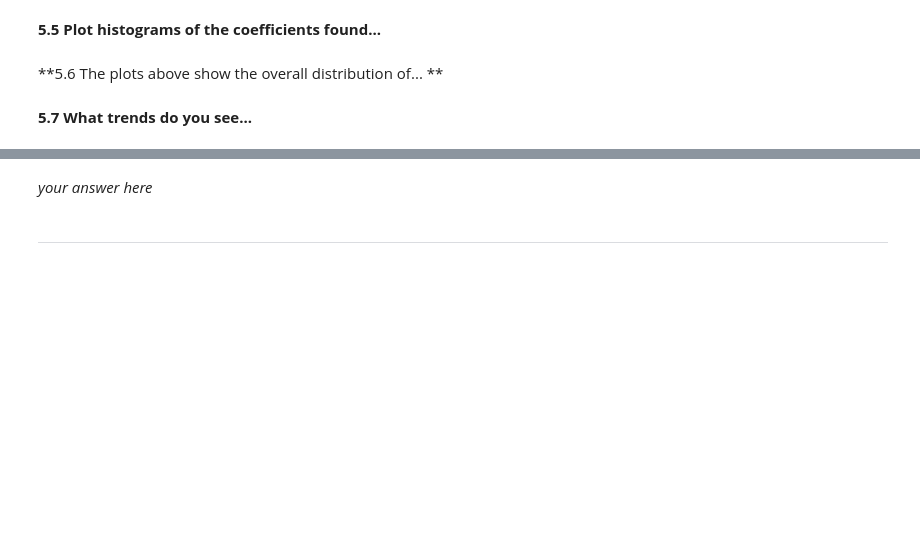
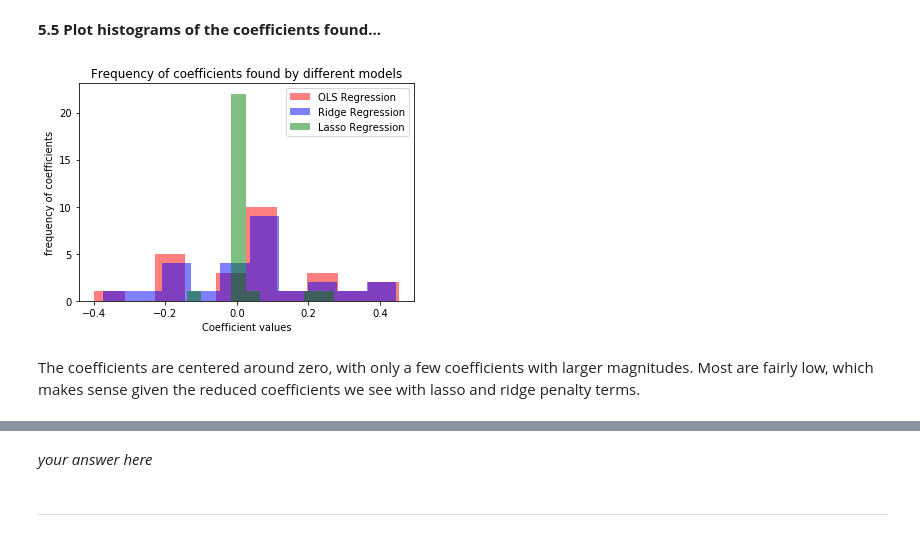
Before and after one commit to katiegrosch/2019-CS109A, a Jupyter notebook: content/homeworks/cs109a_hw3_209/cs109a_hw3.ipynb, the cells around one changed output, grey strips where cells are left out. Cells and saved outputs as stored; diff of their text form; code cells hidden in the pictures; blank space fills up the shorter version.

```diff
--- a/content/homeworks/cs109a_hw3_209/cs109a_hw3.ipynb
+++ b/content/homeworks/cs109a_hw3_209/cs109a_hw3.ipynb
@@ -547,6 +547,7 @@ Encapsulate this process as a function with appropriate inputs and outputs, and
 **4.1 Drop...**
 # %%
 BSS_train = BSS_train.drop(['workingday','atemp','spring','summer','fall'],axis=1)
+BSS_test = BSS_test.drop(['workingday','atemp','spring','summer','fall'],axis=1)
 # %% [markdown]
 **4.2 Write a function to standardize...**
 # %%
@@ -603,0 +615,16 @@ Int64Index([0, 1, 2, 3, 4, 5, 6, 7, 8, 9, 10, 11, 12, 13, 14], dtype='int64')
+# %%
+def add_interaction_terms(data, poly_cols, month_days):
+    data = data.copy()
+    poly_cols = poly_cols.copy()
+
+    for col in month_days:
+        for poly_col in poly_cols:
+            data['{}*{}'.format(col, poly_col)] = data[poly_col]*data[col]
+    return data
+
+poly_cols = practice_X_train_scaled[['temp', 'hum', 'windspeed']]
+month_days = ['Feb', 'Mar', 'Apr', 'May', 'Jun', 'Jul', 'Aug',
+             'Sept', 'Oct', 'Nov', 'Dec', 'Mon', 'Tue', 'Wed', 'Thu', 'Fri', 'Sat']
+
+practice_X_train_poly = add_interaction_terms(practice_X_train_poly, poly_cols.columns, month_days).head()
+practice_X_train_poly.head()
@@ -671,0 +766,17 @@ Note: On the lasso model, you may need to increase `max_iter` (start with 100,00
+# %%
+alphas = [.1,.5,1,5,10,50,100]
+X_train, y_train, X_test, y_test = get_design_mats(BSS_train, BSS_test, 1)
+
+ols_model = LinearRegression().fit(X_train, y_train)
+fitted_ridge = RidgeCV(alphas=alphas).fit(X_train, y_train)
+fitted_lasso = LassoCV(alphas=alphas, max_iter=1e6).fit(X_train, y_train)
+
+print('R^2 score for OLS model: ', ols_model.score(X_test, y_test))
+
+ridge_a = fitted_ridge.alpha_
+print('\nBest alpha for ridge: {}'.format(ridge_a))
+print('R^2 score for Ridge with alpha={}: {}\n'.format(ridge_a, fitted_ridge.score(X_test,y_test)))
+
+lasso_a = fitted_lasso.alpha_
+print('Best alpha for lasso: {}'.format(lasso_a))
+print('R squared score for Lasso with alpha={}: {}'.format(lasso_a, fitted_lasso.score(X_test,y_test)))
@@ -676,2 +792,0 @@ Note: On the lasso model, you may need to increase `max_iter` (start with 100,00
-# %% [markdown]
-**5.6 The plots above show the overall distribution of... **
@@ -680,2 +792,0 @@ Note: On the lasso model, you may need to increase `max_iter` (start with 100,00
-# %% [markdown]
-**5.7 What trends do you see...**
@@ -683,0 +793,14 @@ Note: On the lasso model, you may need to increase `max_iter` (start with 100,00
+# %%
+plt.hist(ols_model.coef_[0], color = 'red', label = 'OLS Regression', alpha = 0.5)
+plt.hist(fitted_ridge.coef_[0], color = 'blue', label = 'Ridge Regression', alpha = 0.5)
+plt.hist(fitted_lasso.coef_, color = 'green', label = 'Lasso Regression', alpha = 0.5)
+plt.xlabel('Coefficient values')
+plt.ylabel('frequency of coefficients')
+plt.title('Frequency of coefficients found by different models')
+plt.legend()
+
+plt.show()
+# %% [output]
+[figure, added]
+# %% [markdown]
+The coefficients are centered around zero, with only a few coefficients with larger magnitudes. Most are fairly low, which makes sense given the reduced coefficients we see with lasso and ridge penalty terms.
```
Also changed, not shown: parts of 30 cells of this notebook, 1 other file.
